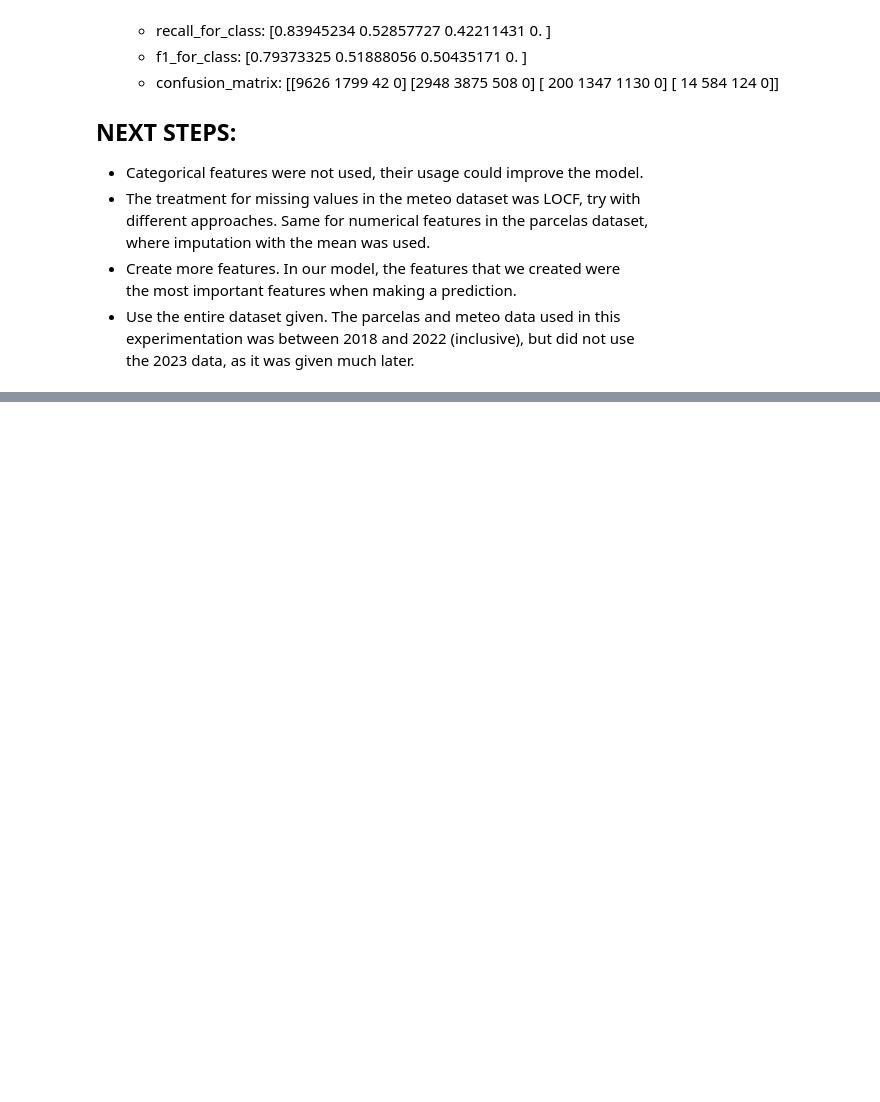
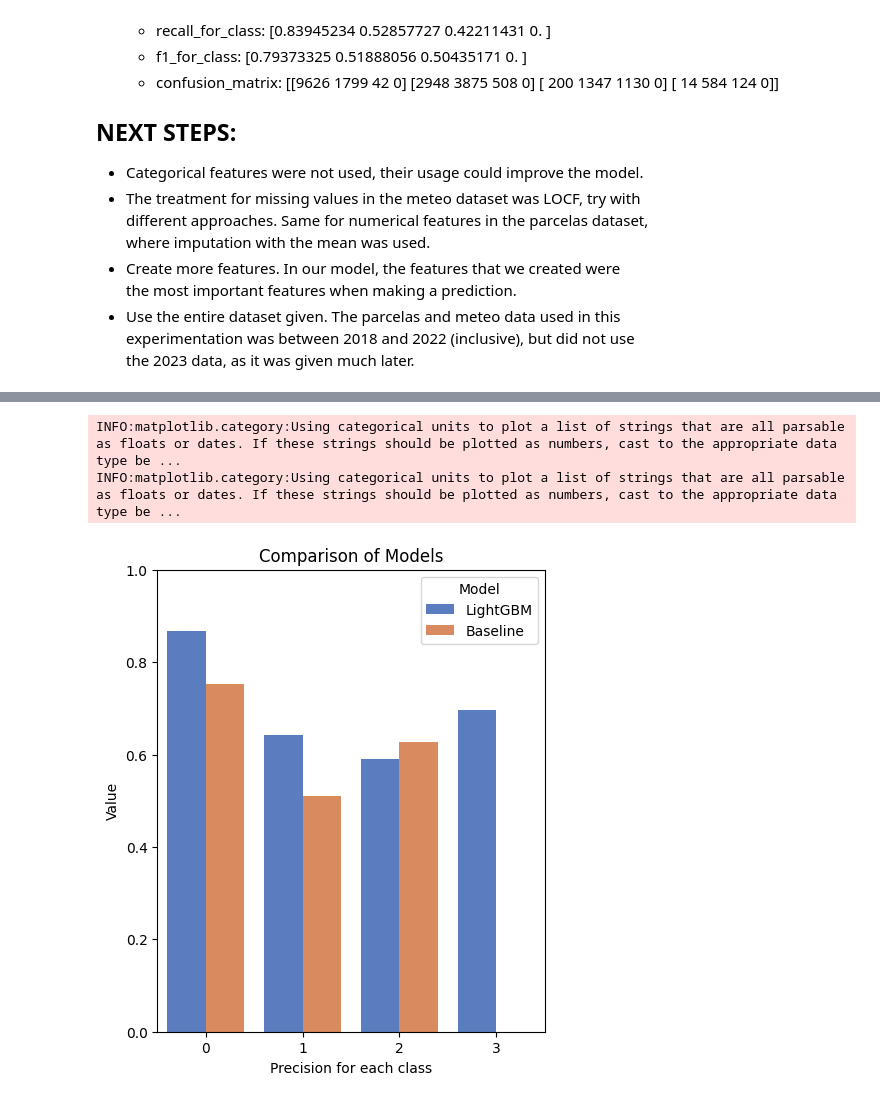
Before and after one commit to Zrive/zrive-ds-1q24-olive-stage-prediction, a Jupyter notebook: src/notebooks_jianing/train_models.ipynb, the cells around one changed output, grey strips where cells are left out. Cells and saved outputs as stored; diff of their text form; code cells hidden in the pictures; blank space fills up the shorter version.

```diff
--- a/src/notebooks_jianing/train_models.ipynb
+++ b/src/notebooks_jianing/train_models.ipynb
@@ -1710,0 +1828,29 @@ parcelas_cols + meteo_cols
+# %%
+# Define the data
+data = pd.DataFrame({
+    'Model': ['LightGBM', 'Baseline'],
+    '0': [lightgbm_test_metrics["precision_for_class"][0], baseline_test_metrics["precision_for_class"][0]],
+    '1': [lightgbm_test_metrics["precision_for_class"][1], baseline_test_metrics["precision_for_class"][1]],
+    '2': [lightgbm_test_metrics["precision_for_class"][2], baseline_test_metrics["precision_for_class"][2]],
+    '3': [lightgbm_test_metrics["precision_for_class"][3], baseline_test_metrics["precision_for_class"][3]],
+})
+
+# Melt the dataframe to long format
+data_melted = data.melt(id_vars='Model', var_name='Metric', value_name='Score')
+
+# Plot
+plt.figure(figsize=(5, 6))
+sns.barplot(data=data_melted, x='Metric', y='Score', hue='Model', palette='muted')
+
+# Add labels and title
+plt.xlabel('Precision for each class')
+plt.ylabel('Value')
+plt.title('Comparison of Models')
+plt.legend(title='Model')
+plt.ylim(0, 1.0)
+# Show plot
+plt.show()
+# %% [output]
+INFO:matplotlib.category:Using categorical units to plot a list of strings that are all parsable as floats or dates. If these strings should be plotted as numbers, cast to the appropriate data type be ...
+INFO:matplotlib.category:Using categorical units to plot a list of strings that are all parsable as floats or dates. If these strings should be plotted as numbers, cast to the appropriate data type be ...
+[figure, added]
```
Also changed, not shown: parts of 14 cells of this notebook, 2 other files.
